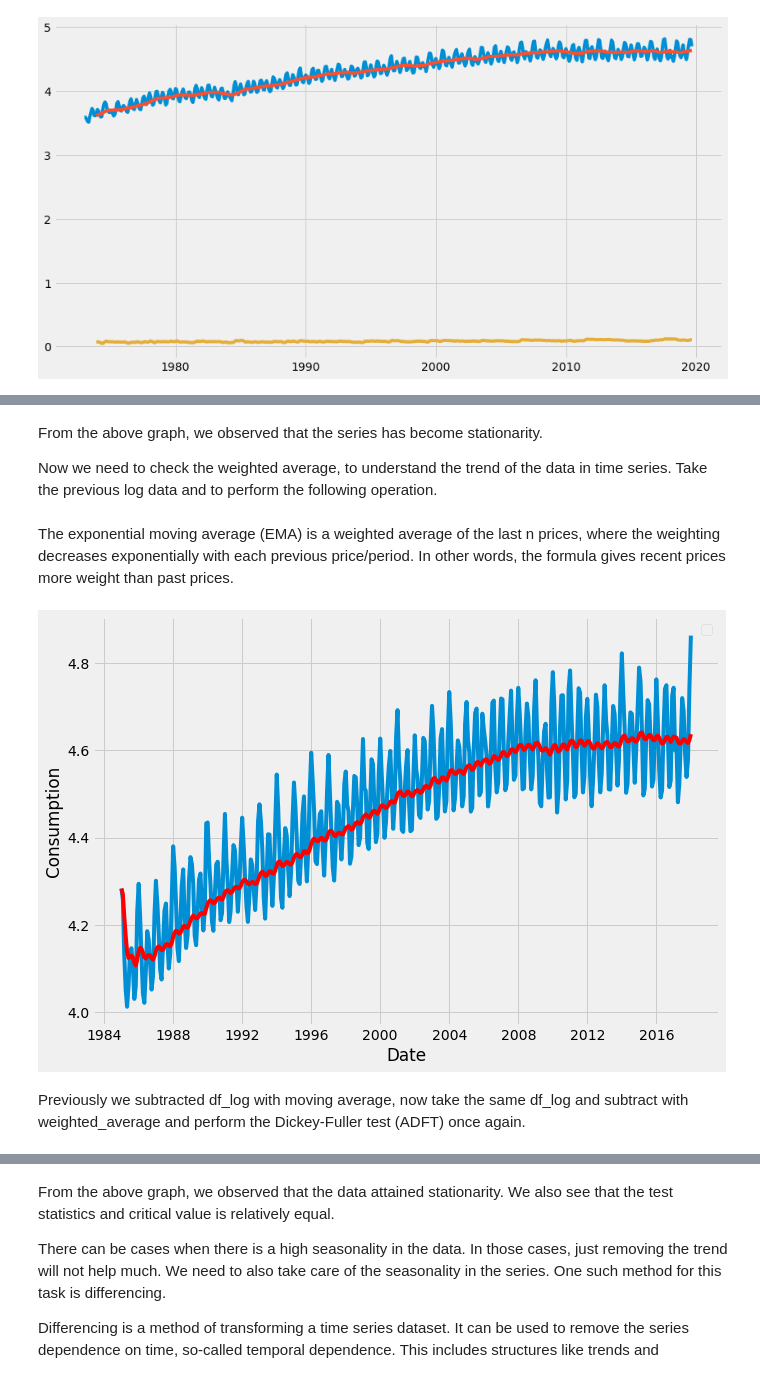
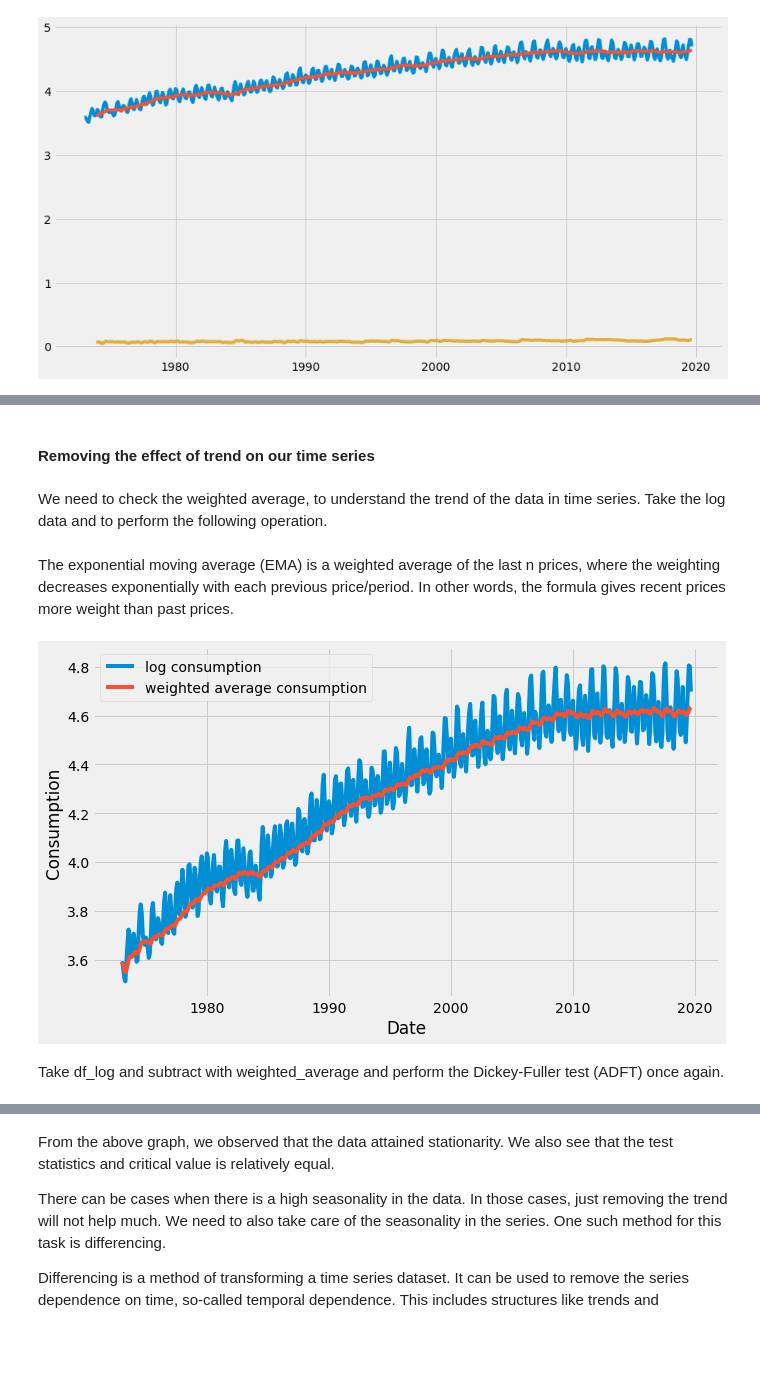
Before and after one commit to lalit-kumr/time_series, a Jupyter notebook: predict-electricity-consumption-diff.ipynb, the cells around one changed output, grey strips where cells are left out. Cells and saved outputs as stored; diff of their text form; code cells hidden in the pictures; blank space fills up the shorter version.

```diff
--- a/predict-electricity-consumption-diff.ipynb
+++ b/predict-electricity-consumption-diff.ipynb
@@ -253,24 +242,26 @@ dtype: float64
+# %% [markdown]
+#### Removing the effect of trend on our time series
 # %% [markdown]
-From the above graph, we observed that the series has become stationarity.
+<!-- From the above graph, we observed that the series has become stationarity. -->
 
-Now we need to check the weighted average, to understand the trend of the data in time series. Take the previous log data and to perform the following operation.
+We need to check the weighted average, to understand the trend of the data in time series. Take the  log data and to perform the following operation.
 # %%
 weighted_average = df_log.ewm(halflife=12, min_periods=0,adjust=True).mean()
 # %% [markdown]
 The exponential moving average (EMA) is a weighted average of the last n prices, where the weighting decreases exponentially with each previous price/period. In other words, the formula gives recent prices more weight than past prices.
 # %%
-plt.plot(df_log)
-plt.plot(weighted_average, color='red')
+plt.plot(df_log,label='log consumption')
+plt.plot(weighted_average, label='weighted average consumption')
 plt.xlabel("Date")
 plt.ylabel("Consumption")
 from pylab import rcParams
 rcParams['figure.figsize'] = 10,6
 plt.legend()
-plt.show(block =False)
+plt.show()
 # %% [output]
-[figure, old version]
+[figure, new version]
 # %% [markdown]
-Previously we subtracted df_log with moving average, now take the same df_log and subtract with weighted_average and perform the Dickey-Fuller test (ADFT) once again.
+Take df_log and subtract with weighted_average and perform the Dickey-Fuller test (ADFT) once again.
 # %%
 logScale_weightedMean = df_log-weighted_average
 from pylab import rcParams
```
Also changed, not shown: parts of 16 cells of this notebook.
